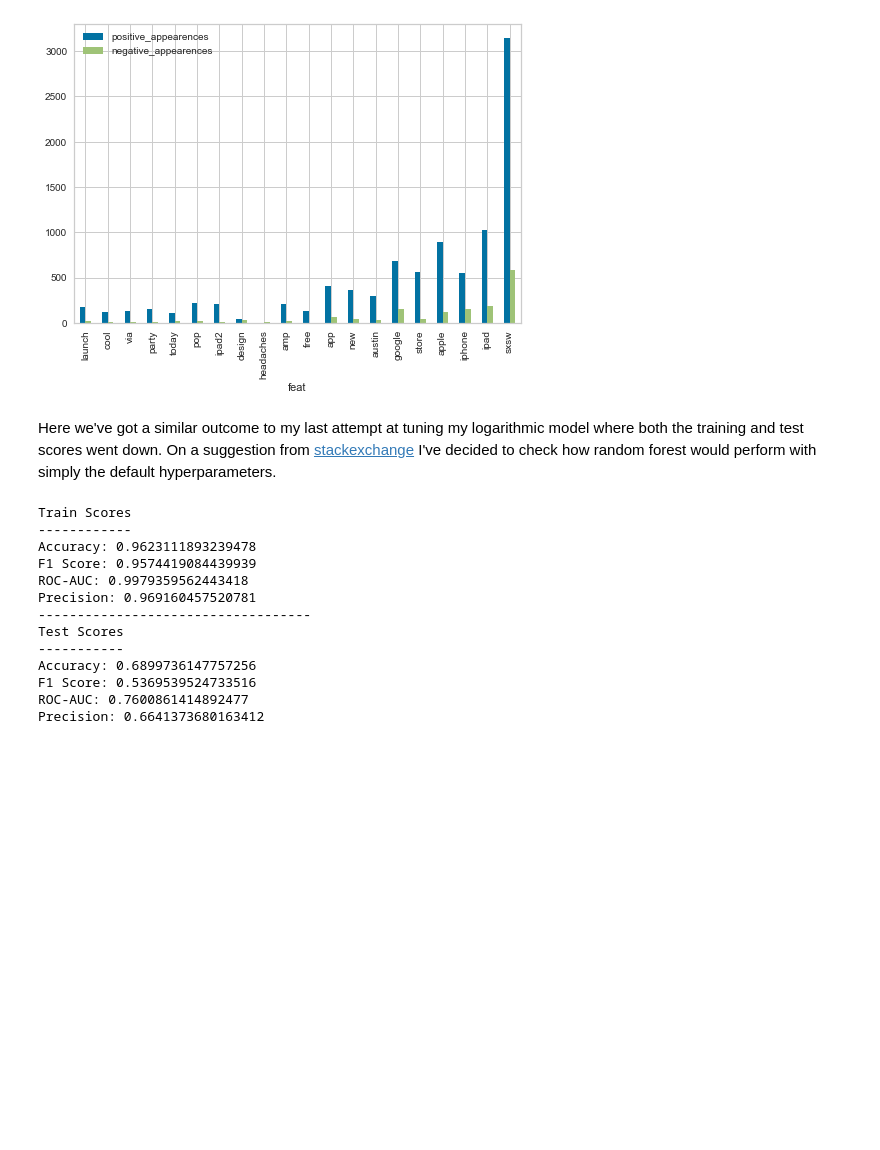
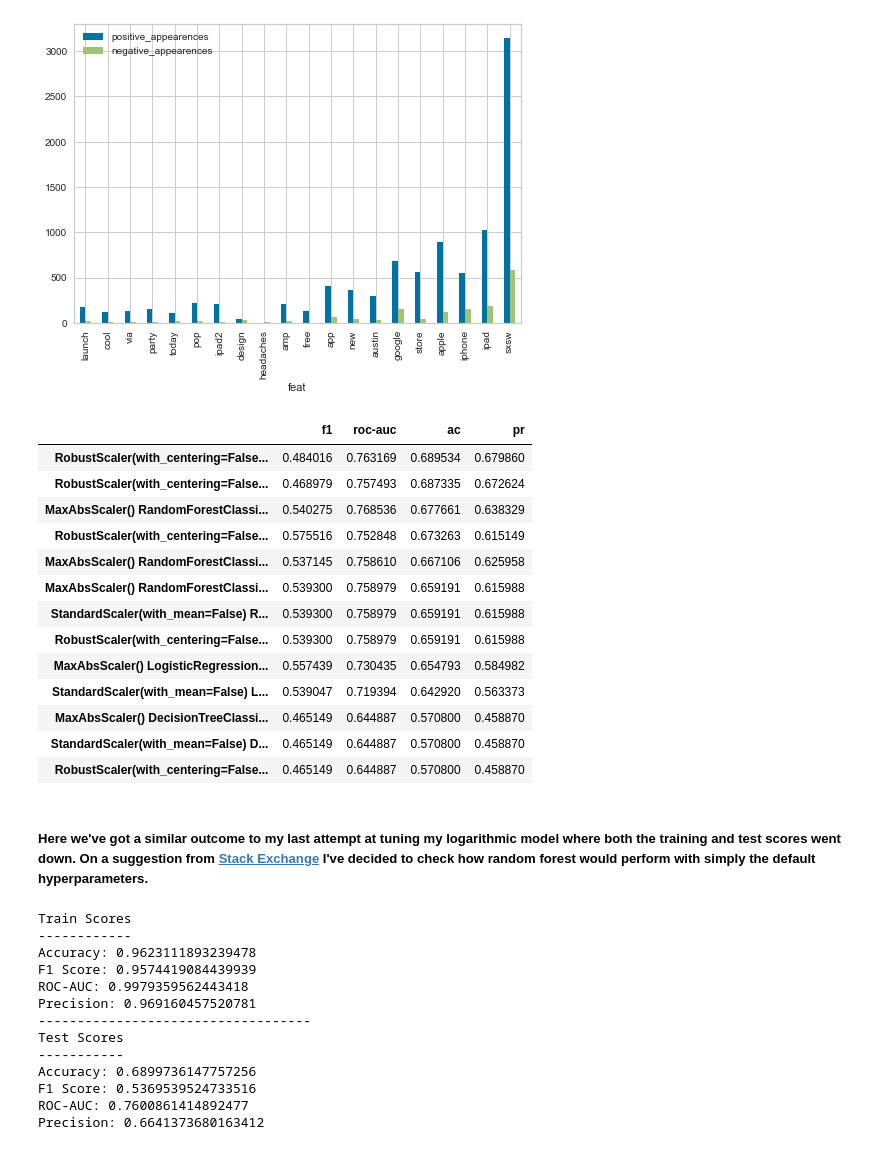
Before and after one commit to stone-ericm/sentiment_analysis_NLP_project-, a Jupyter notebook: notebook.ipynb, the cells around one changed output. Drawn from its saved outputs; the diff is of its cells as text; code cells hidden in the pictures; blank space fills up the shorter version.

```diff
--- a/notebook.ipynb
+++ b/notebook.ipynb
@@ -1272,8 +1306,32 @@ Precision: 0.6259582738441822
 [figure]
 [figure]
 [figure]
+# %%
+s = {'ac' : 0.6671064204045735,
+'f1' : 0.5371445871815882,
+'roc-auc': 0.758610269343095,
+'pr': 0.6259582738441822
+}
+score_df = score_df.append(pd.DataFrame(data=s, index=["MaxAbsScaler() RandomForestClassifier(class_weight = 'balanced', criterion = 'entropy', max_depth = 100, n_estimators = 100, random_state=42)"])).sort_values('ac', ascending=False)
+
+score_df
+# %% [output]
+|  | f1 | roc-auc | ac | pr |
+| RobustScaler(with_centering=False... | 0.484016 | 0.763169 | 0.689534 | 0.679860 |
+| RobustScaler(with_centering=False... | 0.468979 | 0.757493 | 0.687335 | 0.672624 |
+| MaxAbsScaler() RandomForestClassi... | 0.540275 | 0.768536 | 0.677661 | 0.638329 |
+| RobustScaler(with_centering=False... | 0.575516 | 0.752848 | 0.673263 | 0.615149 |
+| MaxAbsScaler() RandomForestClassi... | 0.537145 | 0.758610 | 0.667106 | 0.625958 |
+| MaxAbsScaler() RandomForestClassi... | 0.539300 | 0.758979 | 0.659191 | 0.615988 |
+| StandardScaler(with_mean=False) R... | 0.539300 | 0.758979 | 0.659191 | 0.615988 |
+| RobustScaler(with_centering=False... | 0.539300 | 0.758979 | 0.659191 | 0.615988 |
+| MaxAbsScaler() LogisticRegression... | 0.557439 | 0.730435 | 0.654793 | 0.584982 |
+| StandardScaler(with_mean=False) L... | 0.539047 | 0.719394 | 0.642920 | 0.563373 |
+| MaxAbsScaler() DecisionTreeClassi... | 0.465149 | 0.644887 | 0.570800 | 0.458870 |
+| StandardScaler(with_mean=False) D... | 0.465149 | 0.644887 | 0.570800 | 0.458870 |
+| RobustScaler(with_centering=False... | 0.465149 | 0.644887 | 0.570800 | 0.458870 |
 # %% [markdown]
-Here we've got a similar outcome to my last attempt at tuning my logarithmic model where both the training and test scores went down. On a suggestion from [stackexchange](https://stats.stackexchange.com/questions/111968/random-forest-how-to-handle-overfitting/112052) I've decided to check how random forest would perform with simply the default hyperparameters.
+##### Here we've got a similar outcome to my last attempt at tuning my logarithmic model where both the training and test scores went down. On a suggestion from [Stack Exchange](https://stats.stackexchange.com/questions/111968/random-forest-how-to-handle-overfitting/112052) I've decided to check how random forest would perform with simply the default hyperparameters.
 # %%
 pipe = Pipeline([('tfidfv', TfidfVectorizer(stop_words=sw_list)),
                        ('scaler', MaxAbsScaler()),
```
Also changed, not shown: parts of 72 cells of this notebook.
